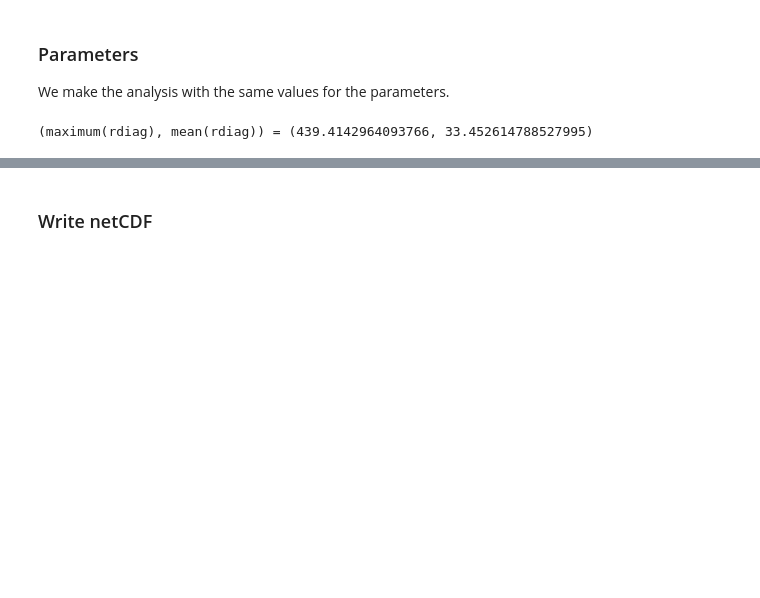
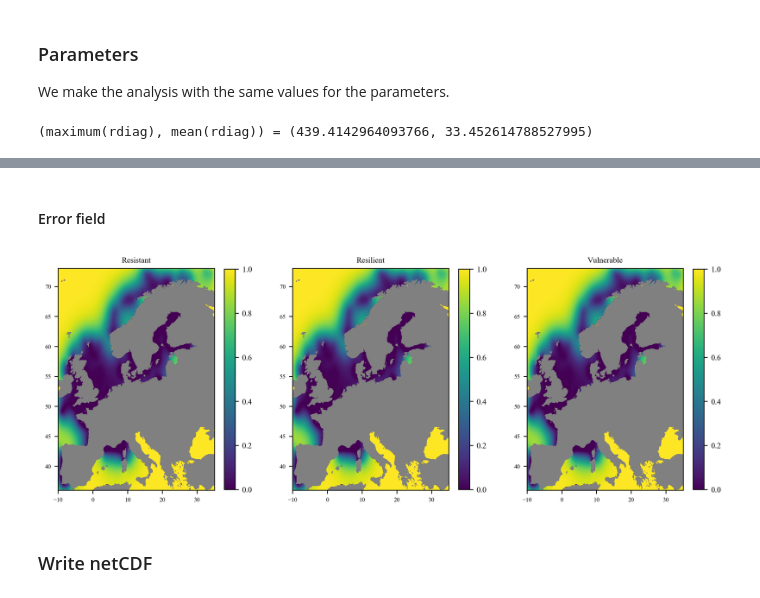
Before and after one commit to gher-uliege/DIVAndNN.jl, a Jupyter notebook: notebooks/make_benthos_products.ipynb, the cells around one changed output, grey strips where cells are left out. Cells and saved outputs as stored; diff of their text form; code cells hidden in the pictures; blank space fills up the shorter version.

```diff
--- a/notebooks/make_benthos_products.ipynb
+++ b/notebooks/make_benthos_products.ipynb
@@ -241,3 +243,10 @@ ErrorException: function make_plot_grid3 does not accept keyword arguments
+# %% [markdown]
+#### Error field
+# %%
+make_plot_grid4(g1b_err, g2b_err, g3b_err, vmin=0., vmax=1.)
+PyPlot.savefig(joinpath("../figures/Benthos_Total_densities_tx_error.png"), dpi=300, bbox_inches="tight")
+# %% [output]
+[figure, added]
 # %% [markdown]
 ### Write netCDF
 # %%
```
Also changed, not shown: parts of 14 cells of this notebook, 1 other file.
